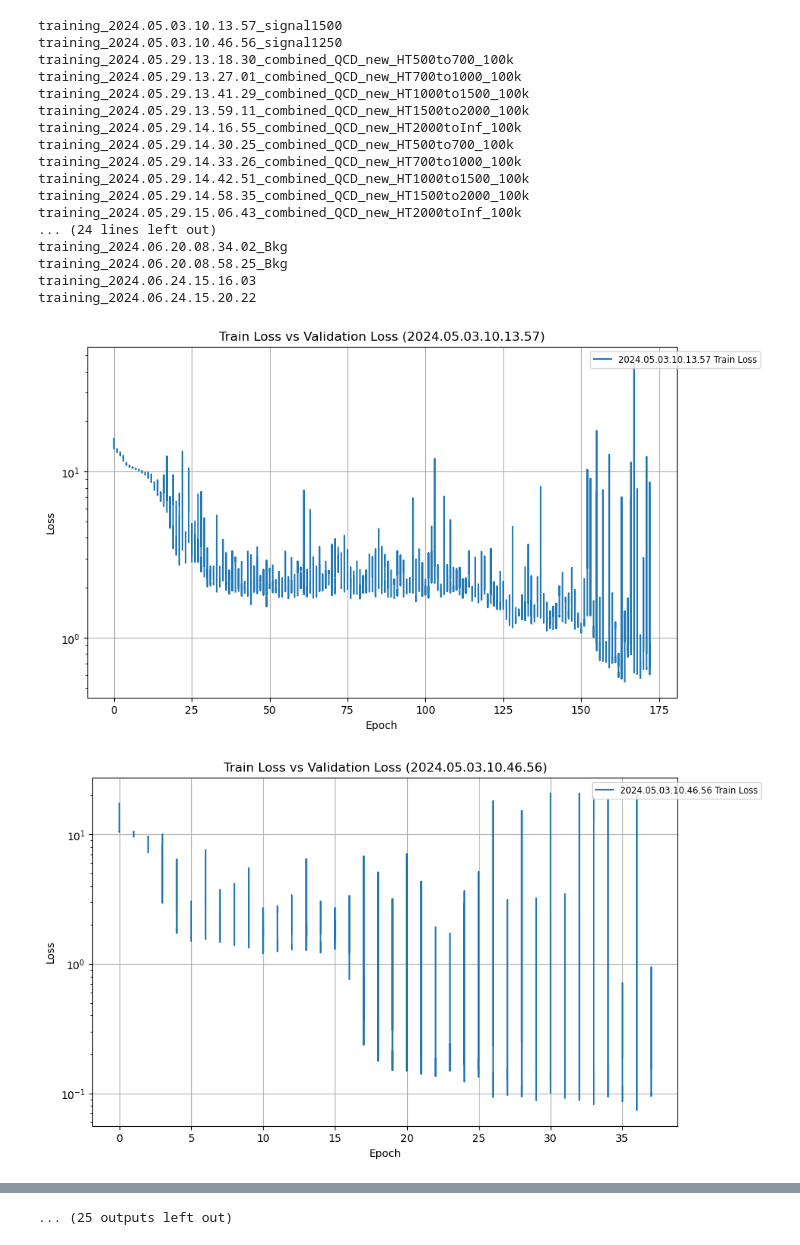
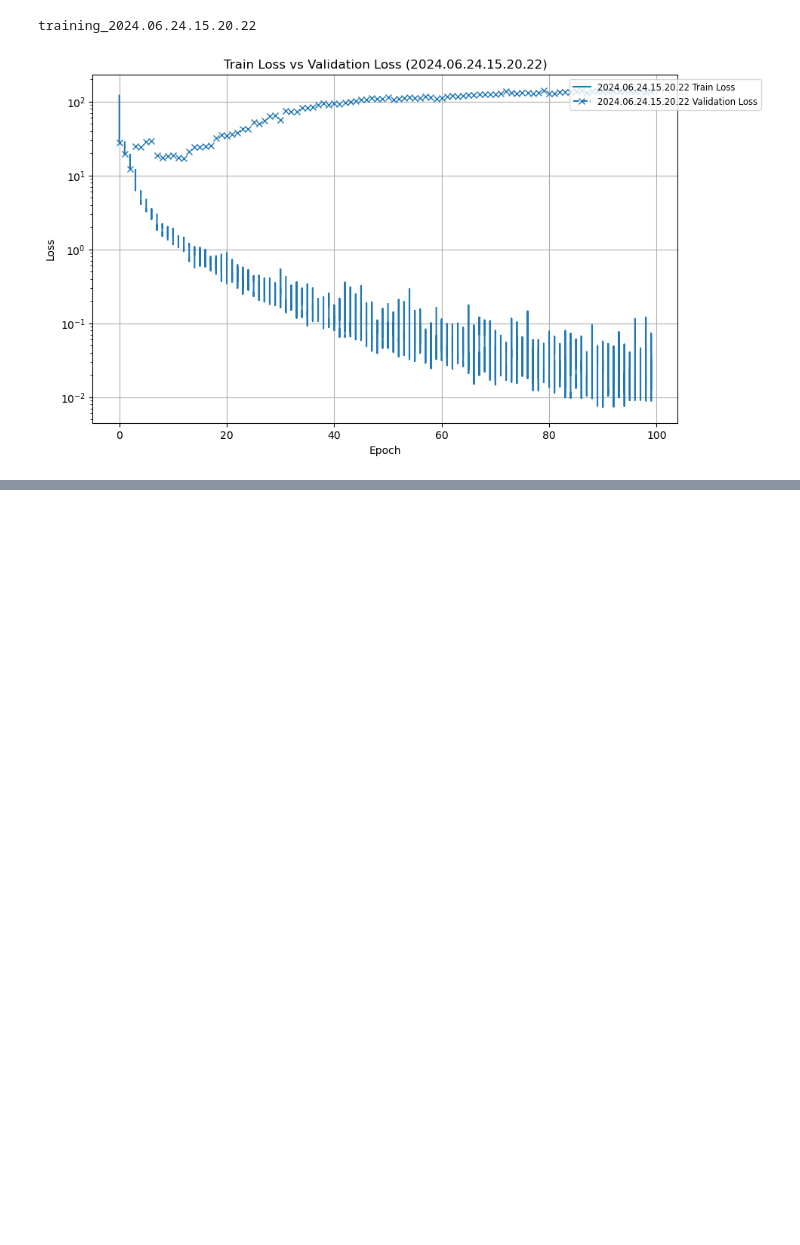
Before and after one commit to akanugan/unsupervised-search, a Jupyter notebook: experiments/minimal/plot_metrics.ipynb, the cells around one changed output, grey strips where cells are left out. Saved outputs shown, nothing was run; the diff lists cells and outputs as text; code cells hidden in the pictures; blank space fills up the shorter version.

Commit message:
added val_loss epoch

```diff
--- a/experiments/minimal/plot_metrics.ipynb
+++ b/experiments/minimal/plot_metrics.ipynb
@@ -5,8 +5,8 @@ import matplotlib.pyplot as plt
 import numpy as np
 
 def plot_metrics():
-    folders = [folder for folder in os.listdir('.') if os.path.isdir(folder)]
-
+    #folders = [folder for folder in os.listdir('.') if os.path.isdir(folder)]
+    folders = ['training_2024.06.24.15.20.22']
     slice_data = {}
 
     for folder in folders:
@@ -29,51 +29,36 @@ def plot_metrics():
     for slice_name, data in slice_data.items():
         plt.figure(figsize=(10, 6))
 
         offset = 0.1
         for i, (folder, df) in enumerate(data):
             label = folder.split('_')[1]
 
             color = colors[i % len(colors)]
 
             if 'epoch' in df.columns and 'train_loss' in df.columns:
                 plt.plot(df['epoch'] + i * offset, df['train_loss'], label=f'{label} Train Loss', linestyle='-', linewidth=1.5, color=color)
 
-            # if 'epoch' in df.columns and 'val_loss/dataloader_idx_0' in df.columns:
-            #     #plt.plot(df['epoch'] + i * offset, df['val_loss/dataloader_idx_0'], label=f'{label} Validation Loss', linestyle='--', marker='x', linewidth=1.5, color=color)
-            #     plt.plot(df['epoch'] + i * offset, df['val_loss_epoch'], label=f'{label} Validation Loss', linestyle='--', marker='x', linewidth=1.5, color=color)
+            if 'epoch' in df.columns and 'val_loss/dataloader_idx_0' in df.columns:
+                plt.plot(df['epoch'] + i * offset, df['val_loss/dataloader_idx_0'], label=f'{label} Validation Loss', linestyle='--', marker='x', linewidth=1.5, color=color)
+
+            if 'epoch' in df.columns and 'val_loss_epoch' in df.columns:
+                plt.plot(df['epoch'] + i * offset, df['val_loss_epoch'], label=f'{label} Validation Loss', linestyle='--', marker='x', linewidth=1.5, color=color)
 
         plt.xlabel('Epoch')
         plt.ylabel('Loss')
         plt.title(f'Train Loss vs Validation Loss ({slice_name})')
         plt.yscale('log')
         plt.grid(True)
 
 
         # all_epochs = np.concatenate([df['epoch'] for _, df in data])
         # unique_epochs = np.unique(all_epochs)
         # plt.xticks(unique_epochs)
 
         plt.legend(fontsize='small', loc='upper right', bbox_to_anchor=(1.15, 1))
         plt.show()
 
 plot_metrics()
 # %% [output]
-training_2024.05.03.10.13.57_signal1500
-training_2024.05.03.10.46.56_signal1250
-training_2024.05.29.13.18.30_combined_QCD_new_HT500to700_100k
-training_2024.05.29.13.27.01_combined_QCD_new_HT700to1000_100k
-training_2024.05.29.13.41.29_combined_QCD_new_HT1000to1500_100k
-training_2024.05.29.13.59.11_combined_QCD_new_HT1500to2000_100k
-training_2024.05.29.14.16.55_combined_QCD_new_HT2000toInf_100k
-training_2024.05.29.14.30.25_combined_QCD_new_HT500to700_100k
-training_2024.05.29.14.33.26_combined_QCD_new_HT700to1000_100k
-training_2024.05.29.14.42.51_combined_QCD_new_HT1000to1500_100k
-training_2024.05.29.14.58.35_combined_QCD_new_HT1500to2000_100k
-training_2024.05.29.15.06.43_combined_QCD_new_HT2000toInf_100k
-... (24 lines left out)
-training_2024.06.20.08.34.02_Bkg
-training_2024.06.20.08.58.25_Bkg
-training_2024.06.24.15.16.03
 training_2024.06.24.15.20.22
-[figure, old version]
+[figure, new version]
-[figure, removed]
@@ -89 +64,0 @@ training_2024.06.24.15.20.22
-... (25 outputs left out)
```
Also changed, not shown: parts of 1 cell of this notebook.
